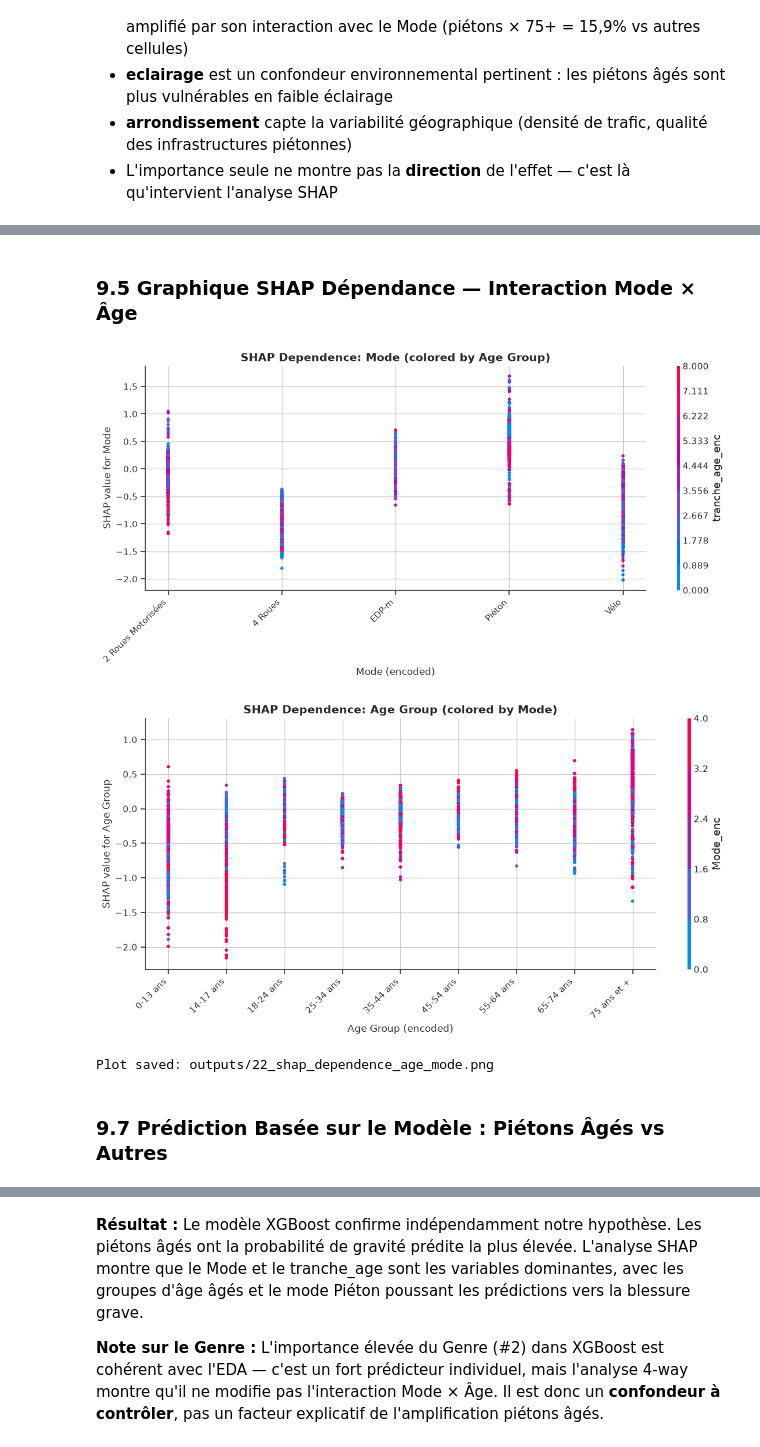
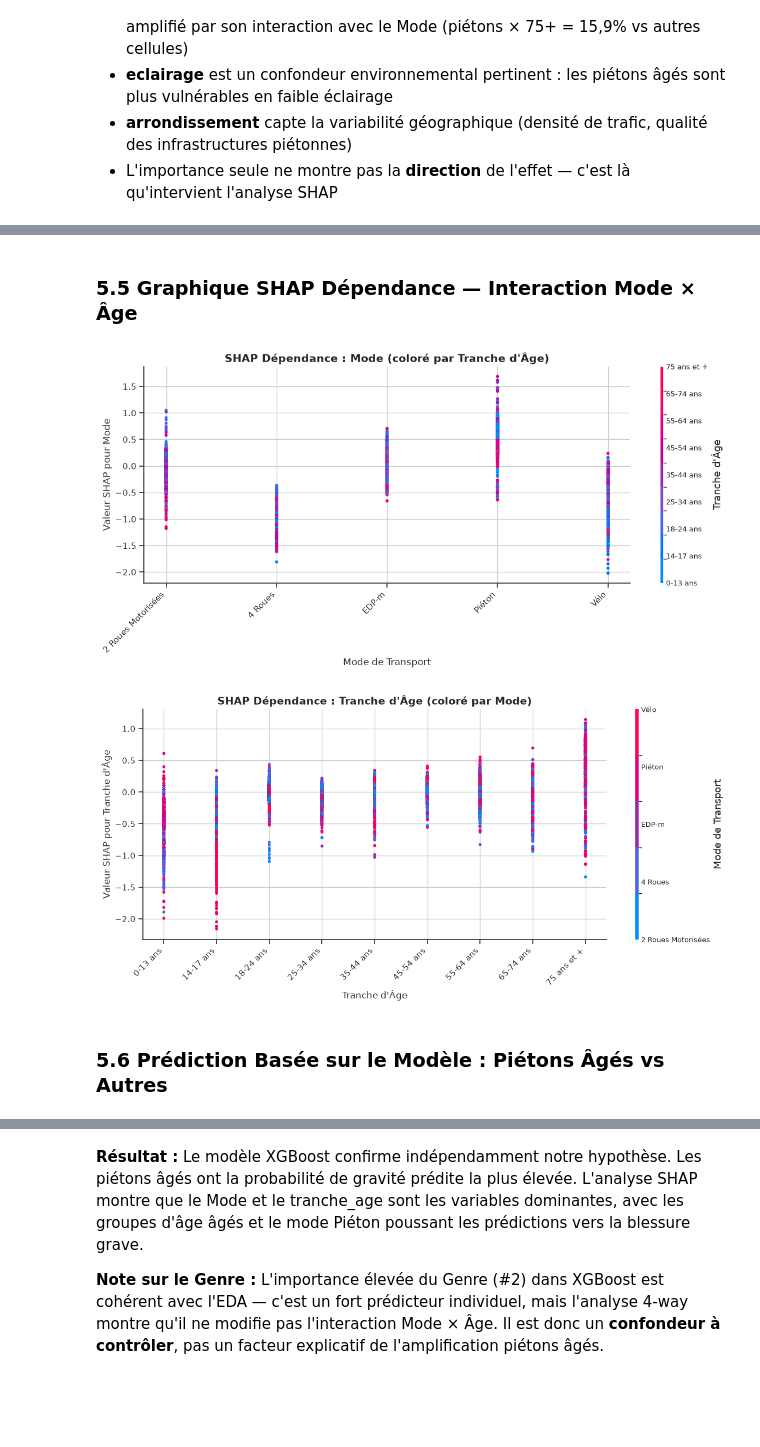
Before and after one commit to Medghaith01/test_QF, a Jupyter notebook: notebooks/hypothesis_testing.ipynb, the cells around one changed output, grey strips where cells are left out. Drawn from its saved outputs; the diff is of its cells as text; code cells hidden in the pictures; blank space fills up the shorter version.

```diff
--- a/notebooks/hypothesis_testing.ipynb
+++ b/notebooks/hypothesis_testing.ipynb
@@ -491,6 +309,17 @@ for col in categorical_cols:
     label_encoders[col] = le
 
 feature_cols = [c + '_enc' for c in categorical_cols] + ['vma_clean']
+
+# Noms lisibles pour les graphiques
+feature_names_readable = {
+    'Mode_enc': 'Mode de Transport',
+    'tranche_age_enc': "Tranche d'Âge",
+    'Genre_enc': 'Genre',
+    'arrondissement_enc': 'Arrondissement',
+    'eclairage_enc': 'Éclairage',
+    'vma_clean': 'VMA (km/h)'
+}
+
 X = df_xgb[feature_cols].values
 y = df_xgb['severity_binary'].values
 
@@ -628,57 +473,67 @@ Plot saved: outputs/20_shap_summary.png
 Ceci est la confirmation SHAP de notre hypothèse H1 : les piétons âgés
 (65+) présentent une amplification de la gravité.
 # %% [markdown]
-### 9.5 Graphique SHAP Dépendance — Interaction Mode × Âge
+### 5.5 Graphique SHAP Dépendance — Interaction Mode × Âge
 # %%
 # SHAP dependence for Mode, colored by tranche_age
 fig, ax = plt.subplots(figsize=(12, 6))
 shap.dependence_plot(
     feature_cols.index('Mode_enc'),  # x-axis: Mode
     shap_values, X,
-    feature_names=feature_cols,
+    feature_names=readable_cols,
     interaction_index=feature_cols.index('tranche_age_enc'),  # color: tranche_age
     show=False,
     ax=ax
 )
-ax.set_title('SHAP Dependence: Mode (colored by Age Group)', fontsize=14, fontweight='bold')
-ax.set_xlabel('Mode (encoded)', fontsize=12)
-ax.set_ylabel('SHAP value for Mode', fontsize=12)
-# Replace x-tick labels with actual Mode names
+ax.set_title('SHAP Dépendance : Mode (coloré par Tranche d\'Âge)', fontsize=14, fontweight='bold')
+ax.set_xlabel('Mode de Transport', fontsize=12)
+ax.set_ylabel('Valeur SHAP pour Mode', fontsize=12)
+# Remplacer les labels x par les noms réels des modes
 mode_le = label_encoders['Mode']
 ax.set_xticks(range(len(mode_le.classes_)))
 ax.set_xticklabels(mode_le.classes_, rotation=45, ha='right')
+# Remplacer les labels de la color bar par les tranches d'âge
+age_le = label_encoders['tranche_age']
+for cax in fig.get_axes():
+    if cax != ax:
+        cax.set_yticks(range(len(age_le.classes_)))
+        cax.set_yticklabels(age_le.classes_, fontsize=9)
 plt.tight_layout()
 plt.savefig('../outputs/21_shap_dependence_mode_age.png', dpi=150, bbox_inches='tight')
 plt.show()
 # %% [output]
-[figure, old version]
+[figure, new version]
 # %%
 # SHAP dependence for tranche_age, colored by Mode
 fig, ax = plt.subplots(figsize=(12, 6))
 shap.dependence_plot(
     feature_cols.index('tranche_age_enc'),  # x-axis: tranche_age
     shap_values, X,
-    feature_names=feature_cols,
+    feature_names=readable_cols,
     interaction_index=feature_cols.index('Mode_enc'),  # color: Mode
     show=False,
     ax=ax
 )
-ax.set_title('SHAP Dependence: Age Group (colored by Mode)', fontsize=14, fontweight='bold')
-ax.set_xlabel('Age Group (encoded)', fontsize=12)
-ax.set_ylabel('SHAP value for Age Group', fontsize=12)
-# Replace x-tick labels with actual age group names
+ax.set_title('SHAP Dépendance : Tranche d\'Âge (coloré par Mode)', fontsize=14, fontweight='bold')
+ax.set_xlabel("Tranche d'Âge", fontsize=12)
+ax.set_ylabel("Valeur SHAP pour Tranche d'Âge", fontsize=12)
+# Remplacer les labels x par les tranches d'âge réelles
 age_le = label_encoders['tranche_age']
 ax.set_xticks(range(len(age_le.classes_)))
 ax.set_xticklabels(age_le.classes_, rotation=45, ha='right')
+# Remplacer les labels de la color bar par les modes réels
+mode_le = label_encoders['Mode']
+for cax in fig.get_axes():
+    if cax != ax:
+        cax.set_yticks(range(len(mode_le.classes_)))
+        cax.set_yticklabels(mode_le.classes_, fontsize=9)
 plt.tight_layout()
 plt.savefig('../outputs/22_shap_dependence_age_mode.png', dpi=150, bbox_inches='tight')
 plt.show()
-print("Plot saved: outputs/22_shap_dependence_age_mode.png")
 # %% [output]
-[figure, old version]
+[figure, new version]
-Plot saved: outputs/22_shap_dependence_age_mode.png
 # %% [markdown]
-### 9.7 Prédiction Basée sur le Modèle : Piétons Âgés vs Autres
+### 5.6 Prédiction Basée sur le Modèle : Piétons Âgés vs Autres
 # %%
 # Create specific predictions for the elderly pedestrian cell
 elderly_ped_encoded = df_xgb[
```
Also changed, not shown: parts of 29 cells of this notebook.
